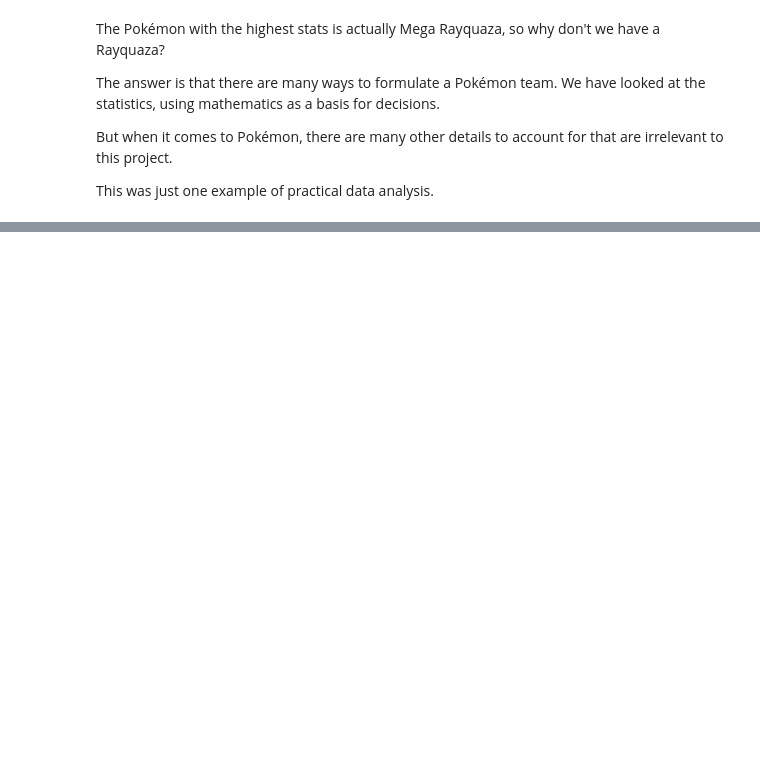
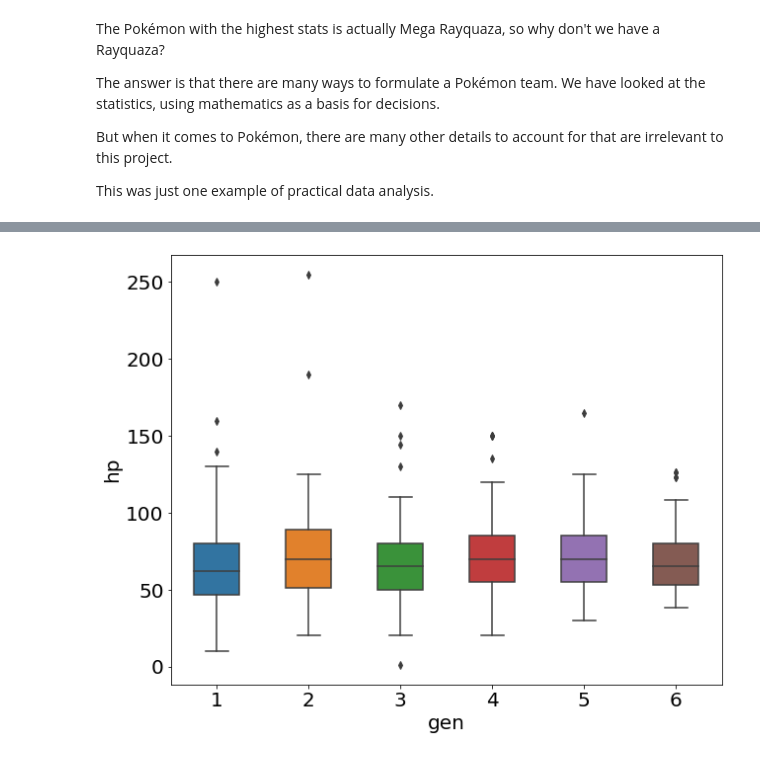
Before and after one commit to TurnipGuy30/Jupyter, a Jupyter notebook: Assignment/Data Analysis.ipynb, the cells around one changed output, grey strips where cells are left out. Saved outputs shown, nothing was run; the diff lists cells and outputs as text; code cells hidden in the pictures; blank space fills up the shorter version.

```diff
--- a/Assignment/Data Analysis.ipynb
+++ b/Assignment/Data Analysis.ipynb
@@ -312,0 +317,4 @@ This was just one example of practical data analysis.
+# %%
+sns.boxplot(x=pokemon['gen'], y=pokemon['hp'], width=0.5);
+# %% [output]
+[figure, added]
```
Also changed, not shown: parts of 33 cells of this notebook.
